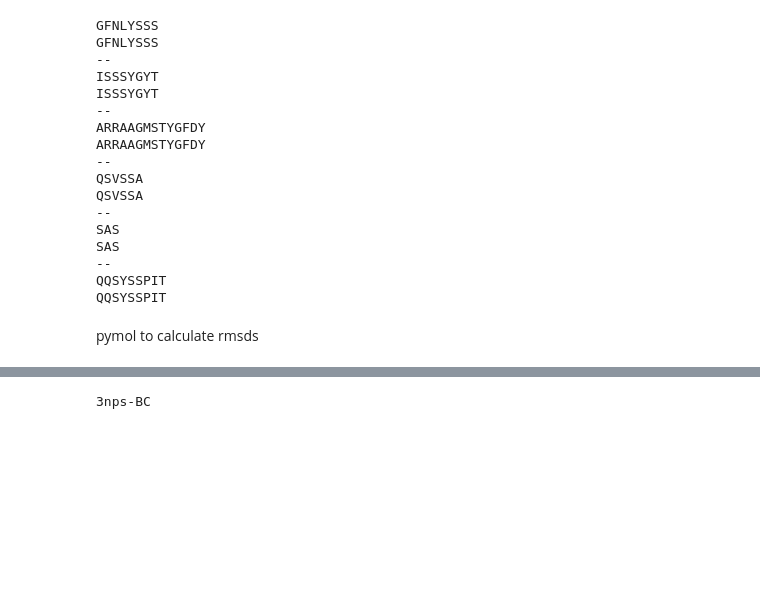
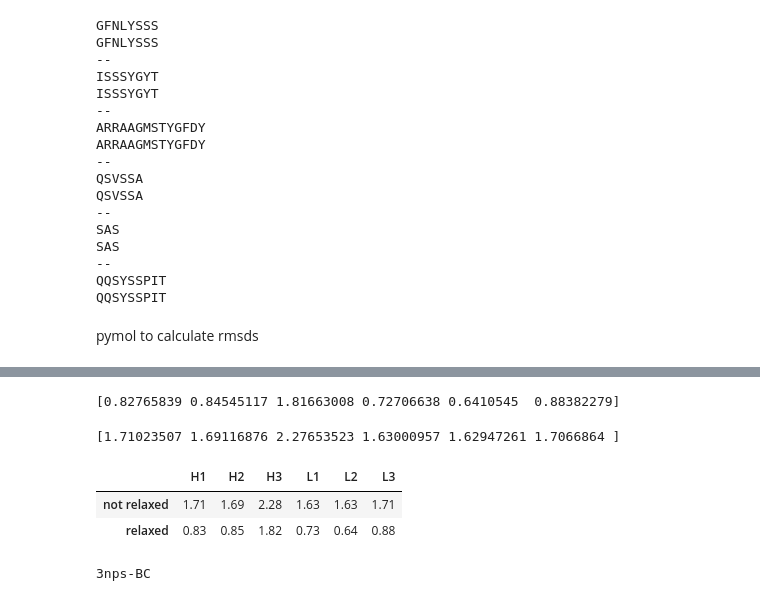
Before and after one commit to felixsihombing/ABlooper, a Jupyter notebook: relax_structures.ipynb, the cells around one changed output, grey strips where cells are left out. Drawn from its saved outputs; the diff is of its cells as text; code cells hidden in the pictures; blank space fills up the shorter version.

```diff
--- a/relax_structures.ipynb
+++ b/relax_structures.ipynb
@@ -517,7 +515,7 @@ cdr_rmsds_pred = np.zeros((46, 6))
 cdr_rmsds_relaxed = np.zeros((46, 6))
 pdb_ids = []
 
-for i in range(len(files)):
+for i in track(range(len(files)), description='Calculating RMSDs with pymol'):
 
     file = files[i]
 
@@ -549,6 +549,16 @@ IndexError: index 46 is out of bounds for axis 0 with size 46
 # %%
-pprint(cdr_rmsds_relaxed[0])
-pprint(cdr_rmsds_pred[0])
+pprint(cdr_rmsds_relaxed.mean(0))
+pprint(cdr_rmsds_pred.mean(0))
+# %% [output]
+[0.82765839 0.84545117 1.81663008 0.72706638 0.6410545  0.88382279]
+[1.71023507 1.69116876 2.27653523 1.63000957 1.62947261 1.7066864 ]
+# %%
+df = pd.DataFrame([cdr_rmsds_pred.mean(0), cdr_rmsds_relaxed.mean(0)],index=['not relaxed', 'relaxed'], columns=['H1', 'H2', 'H3', 'L1', 'L2', 'L3'])
+df.round(decimals=2)
+# %% [output]
+|  | H1 | H2 | H3 | L1 | L2 | L3 |
+| not relaxed | 1.71 | 1.69 | 2.28 | 1.63 | 1.63 | 1.71 |
+| relaxed | 0.83 | 0.85 | 1.82 | 0.73 | 0.64 | 0.88 |
 # %%
 i = 20
 print(pdb_ids[i])
```
Also changed, not shown: parts of 4 cells of this notebook, 2 other files.
